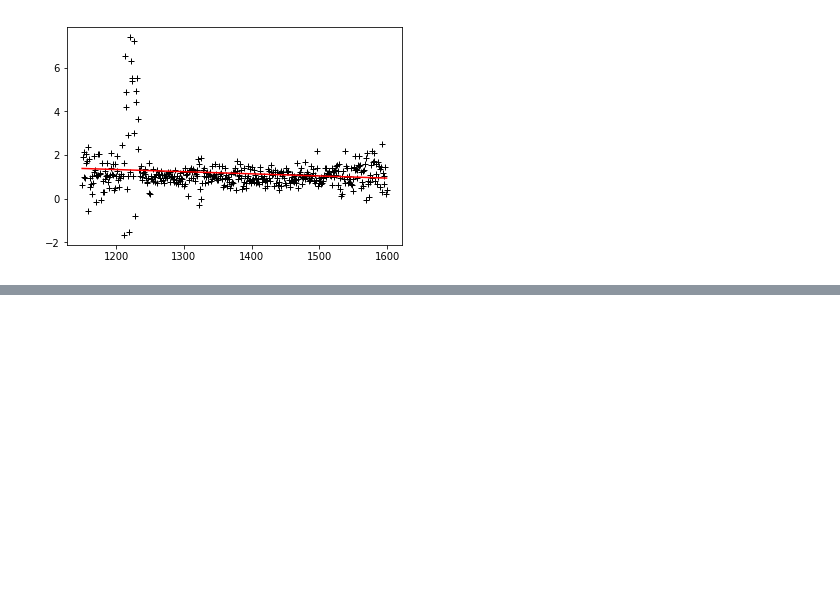
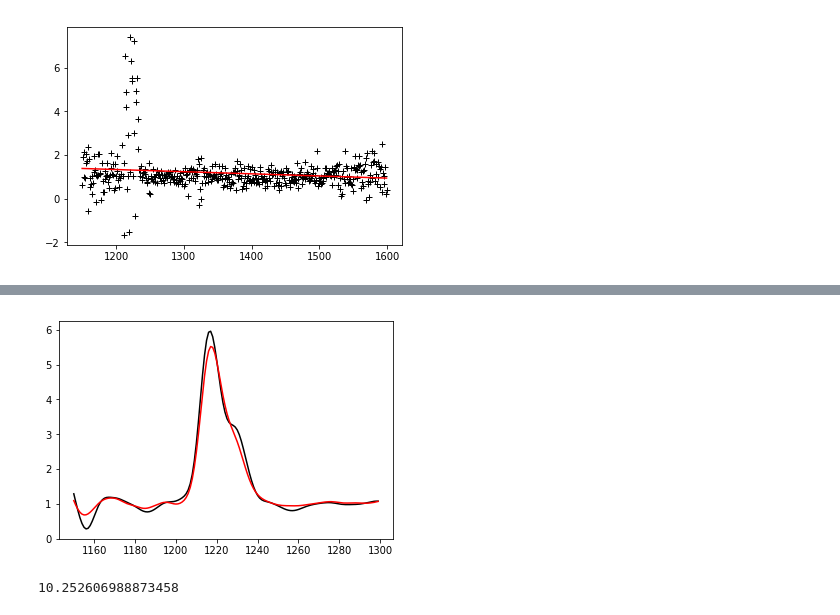
Before and after one commit to smeenehan/CS229-ProblemSets, a Jupyter notebook: PS1/PS1.ipynb, the cells around one changed output, grey strips where cells are left out. Drawn from its saved outputs; the diff is of its cells as text; code cells hidden in the pictures; blank space fills up the shorter version.

```diff
--- a/PS1/PS1.ipynb
+++ b/PS1/PS1.ipynb
@@ -223,0 +240,42 @@ plt.show()
+# %%
+smoothSpectra = weightedLinearRegression(trainingSpectra,lambdas,5)
+# %%
+def estimateLeftSpectra(observedData,trainingData):
+    numNeighb = 3
+    numTrain = np.shape(trainingData)[1]
+    numObserved = np.shape(observedData)[1]
+    leftSize = np.shape(trainingData)[0]-np.shape(observedData)[0]
+    leftTraining = trainingData[:leftSize,:]
+    rightTraining = trainingData[leftSize:,:]
+    estimateData = np.zeros((leftSize,numObserved))
+
+    for idx in range(numObserved):
+        diffs = rightTraining-np.tile(observedData[:,idx:idx+1],numTrain)
+        dists = np.sum(diffs**2,0)
+        neighbInds = np.argsort(dists)[:numNeighb]
+        maxDist = np.max(dists)
+        norm = 0
+        accum = np.zeros(leftSize)
+        for jdx in neighbInds:
+            ker = np.max([1-dists[jdx]/maxDist,0])
+            accum += ker*leftTraining[:,jdx]
+            norm += ker
+        estimateData[:,idx] = accum/norm
+
+    return estimateData
+# %%
+rightTrain = smoothSpectra[lambdas[:,0]>=1300,:]
+leftTrain = smoothSpectra[lambdas[:,0]<1300,:]
+leftEstimate = estimateLeftSpectra(rightTrain,smoothSpectra)
+leftLambdas = lambdas[lambdas[:,0]<1300]
+dataIndex = np.random.randint(0,high=199)
+plt.plot(leftLambdas,leftTrain[:,dataIndex],c='k')
+plt.plot(leftLambdas,leftEstimate[:,dataIndex],c='r')
+plt.show()
+# %% [output]
+[figure, added]
+# %%
+trainingErrors = np.sum((leftTrain-leftEstimate)**2,0)
+np.mean(trainingErrors)
+# %% [output]
+10.252606988873458
```
Also changed, not shown: parts of 12 cells of this notebook.
